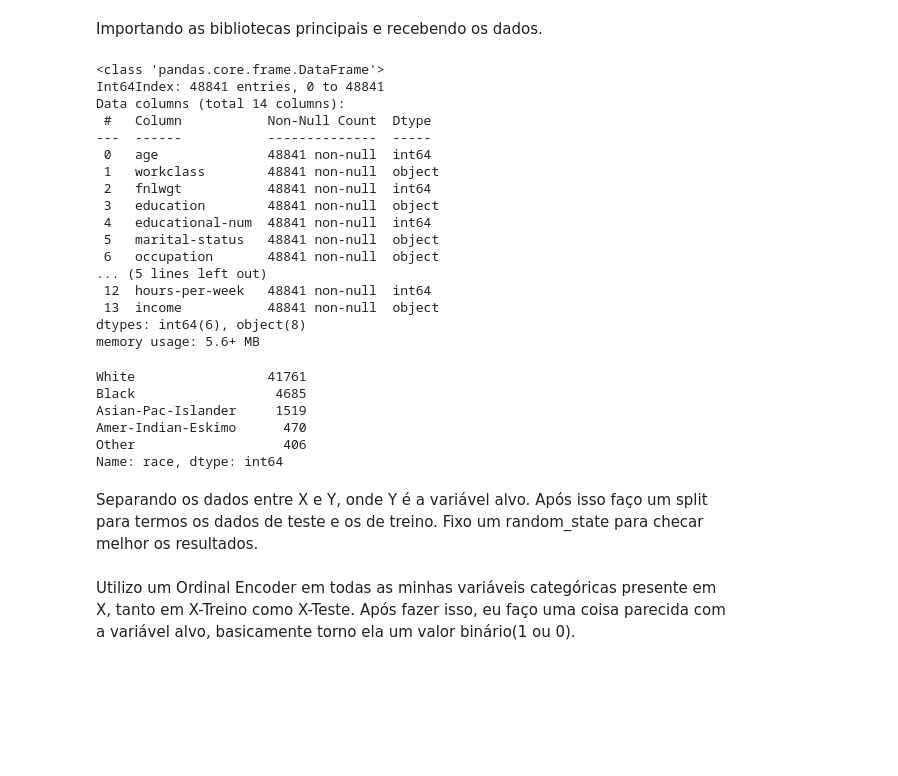
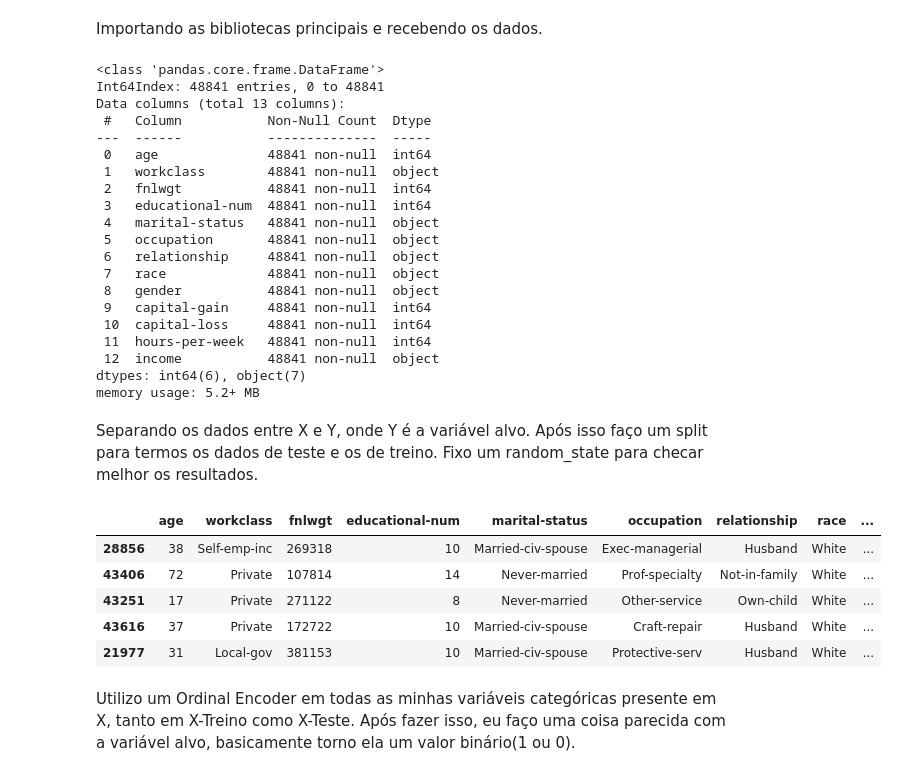
Before and after one commit to murilovpinheiro/Detectando-Bias-em-Classificador, a Jupyter notebook: proportionRaceExample.ipynb, the cells around one changed output. Drawn from its saved outputs; the diff is of its cells as text; code cells hidden in the pictures; blank space fills up the shorter version.

```diff
--- a/proportionRaceExample.ipynb
+++ b/proportionRaceExample.ipynb
@@ -17,41 +17,47 @@ import matplotlib.pyplot as plt
 data = pd.read_csv("C:\\Users\\murilo.pinheiro\\Documents\\Notebooks\\adult.csv")
 data = data.drop(data.loc[data['native-country'] == 'Holand-Netherlands'].index, axis = 0)
 data = data.drop('native-country', axis = 1)
+data = data.drop('education', axis = 1) # excluindo isso pq já temos a equivalente numérica educational-num
 data.info()
 # %% [output]
 <class 'pandas.core.frame.DataFrame'>
 Int64Index: 48841 entries, 0 to 48841
-Data columns (total 14 columns):
+Data columns (total 13 columns):
  #   Column           Non-Null Count  Dtype
 ---  ------           --------------  -----
  0   age              48841 non-null  int64
  1   workclass        48841 non-null  object
  2   fnlwgt           48841 non-null  int64
- 3   education        48841 non-null  object
- 4   educational-num  48841 non-null  int64
- 5   marital-status   48841 non-null  object
- 6   occupation       48841 non-null  object
-... (5 lines left out)
- 12  hours-per-week   48841 non-null  int64
- 13  income           48841 non-null  object
-dtypes: int64(6), object(8)
-memory usage: 5.6+ MB
+ 3   educational-num  48841 non-null  int64
+ 4   marital-status   48841 non-null  object
+ 5   occupation       48841 non-null  object
+ 6   relationship     48841 non-null  object
+ 7   race             48841 non-null  object
+ 8   gender           48841 non-null  object
+ 9   capital-gain     48841 non-null  int64
+ 10  capital-loss     48841 non-null  int64
+ 11  hours-per-week   48841 non-null  int64
+ 12  income           48841 non-null  object
+dtypes: int64(6), object(7)
+memory usage: 5.2+ MB
-White                 41761
-Black                  4685
-Asian-Pac-Islander     1519
-Amer-Indian-Eskimo      470
-Other                   406
-Name: race, dtype: int64
 # %% [markdown]
 Separando os dados entre X e Y, onde Y é a variável alvo.
 Após isso faço um split para termos os dados de teste e os de treino. Fixo um random_state para checar melhor os resultados.
 # %%
 x = data.drop(['income'], axis=1)
 Y = data["income"]
 
 from sklearn.model_selection import train_test_split
 
 x_train, x_test, Y_train, Y_test = train_test_split(x, Y, test_size = 0.3)
+x_test.head()
+# %% [output]
+|  | age | workclass | fnlwgt | educational-num | marital-status | occupation | relationship | race | ... |
+| 28856 | 38 | Self-emp-inc | 269318 | 10 | Married-civ-spouse | Exec-managerial | Husband | White | ... |
+| 43406 | 72 | Private | 107814 | 14 | Never-married | Prof-specialty | Not-in-family | White | ... |
+| 43251 | 17 | Private | 271122 | 8 | Never-married | Other-service | Own-child | White | ... |
+| 43616 | 37 | Private | 172722 | 10 | Married-civ-spouse | Craft-repair | Husband | White | ... |
+| 21977 | 31 | Local-gov | 381153 | 10 | Married-civ-spouse | Protective-serv | Husband | White | ... |
 # %% [markdown]
 Utilizo um Ordinal Encoder em todas as minhas variáveis categóricas presente em X, tanto em X-Treino como X-Teste.
 Após fazer isso, eu faço uma coisa parecida com a variável alvo, basicamente torno ela um valor binário(1 ou 0).
```
Also changed, not shown: parts of 10 cells of this notebook, 3 other files.
